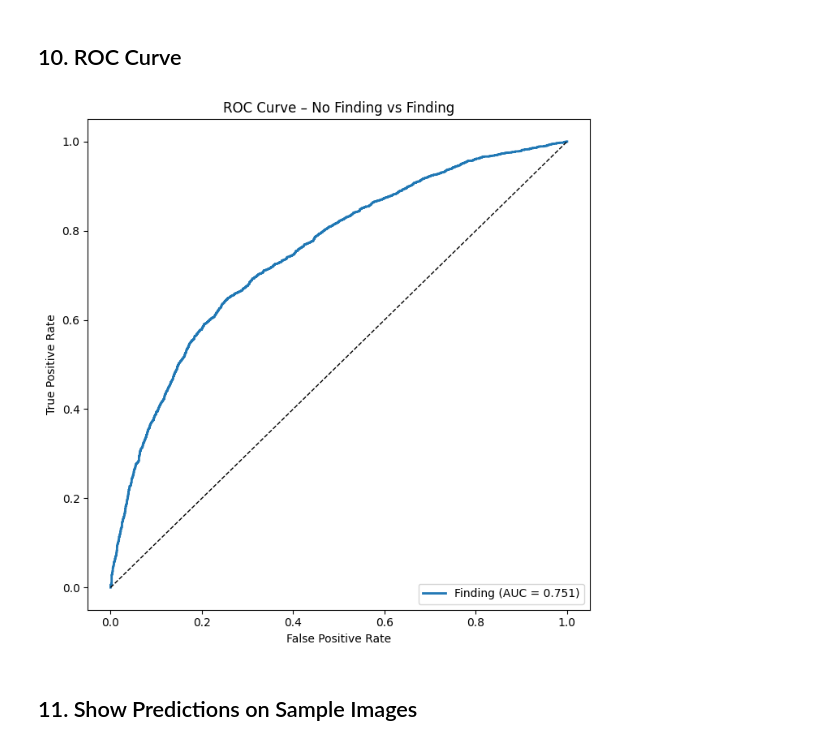
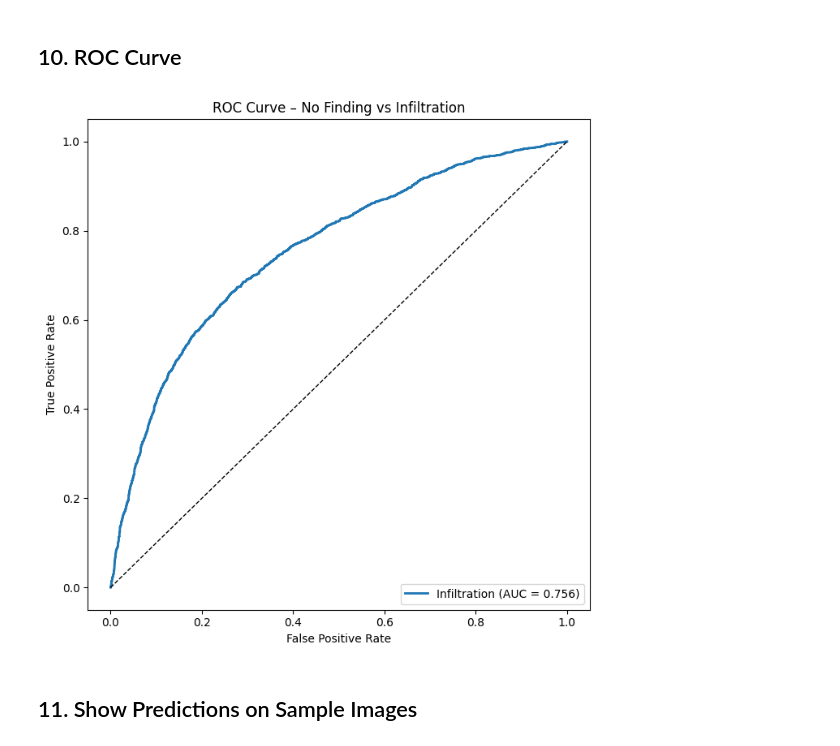
Before and after one commit to uulex/Explaining_Image_Classification, a Jupyter notebook: NIH Chest X-Ray/resnet18-binary-xray-cnn.ipynb, the cells around one changed output. Saved outputs shown, nothing was run; the diff lists cells and outputs as text; code cells hidden in the pictures.

```diff
--- a/NIH Chest X-Ray/resnet18-binary-xray-cnn.ipynb
+++ b/NIH Chest X-Ray/resnet18-binary-xray-cnn.ipynb
@@ -207,7 +207,7 @@ eval_transforms = transforms.Compose([
 
 
 class XRayDataset(Dataset):
-    """Chest X-Ray binary dataset (No Finding vs Pneumonia)."""
+    """Chest X-Ray binary dataset (No Finding vs Infiltration)."""
 
     def __init__(self, dataframe: pd.DataFrame, transform=None):
         self.df        = dataframe.reset_index(drop=True)
@@ -247,7 +247,7 @@ train_loader = DataLoader(
 valid_loader = DataLoader(
     valid_dataset,
     batch_size=64,
-    shuffle=True,
+    shuffle=False,  # ← FIXED: kein Shuffle beim Validieren
     num_workers=2,
     pin_memory=True,
     prefetch_factor=2,      # preload 2 batches per worker
@@ -256,7 +256,7 @@ valid_loader = DataLoader(
 test_loader = DataLoader(
     test_dataset,
     batch_size=64,
-    shuffle=True,
+    shuffle=False,  # ← FIXED: kein Shuffle beim Testen
     num_workers=2,
     pin_memory=True,
     prefetch_factor=2,      # preload 2 batches per worker
@@ -778,19 +831,19 @@ weighted avg       0.69      0.69      0.69      6075
 # %%
 fpr, tpr, _ = roc_curve(true_labels.astype(int), pred_probs)
 roc_auc     = auc(fpr, tpr)
 
 fig, ax = plt.subplots(figsize=(7, 7))
-ax.plot(fpr, tpr, label=f'Finding (AUC = {roc_auc:.3f})', lw=2)
+ax.plot(fpr, tpr, label=f'Infiltration (AUC = {roc_auc:.3f})', lw=2)
 ax.plot([0, 1], [0, 1], 'k--', lw=1)
 ax.set_xlabel('False Positive Rate')
 ax.set_ylabel('True Positive Rate')
-ax.set_title('ROC Curve – No Finding vs Finding')
+ax.set_title('ROC Curve – No Finding vs Infiltration')
 ax.legend(loc='lower right')
 plt.tight_layout()
 plt.savefig('roc_curve.png', dpi=120)
 plt.show()
 # %% [output]
-[figure, old version]
+[figure, new version]
 # %% [markdown]
 ## 11. Show Predictions on Sample Images
 # %%
```
Also changed, not shown: parts of 6 cells of this notebook, 8 other files.
